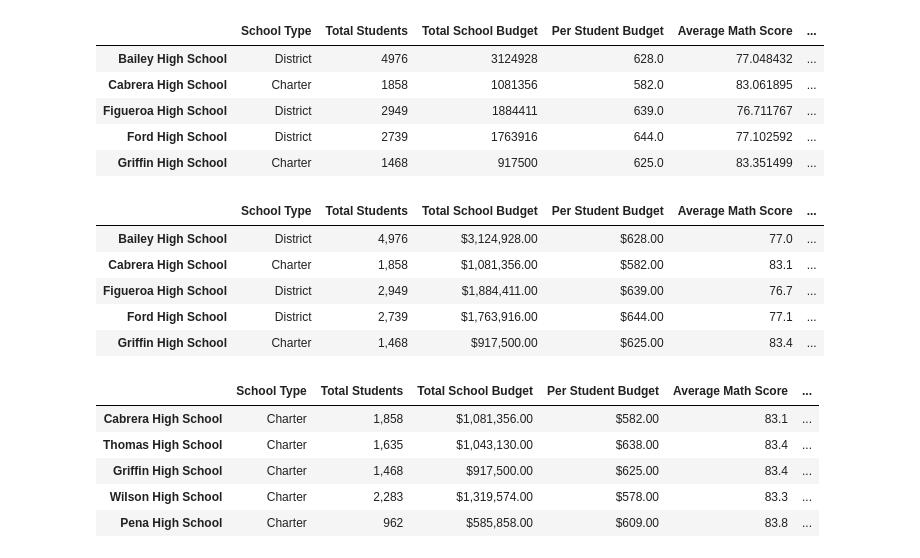
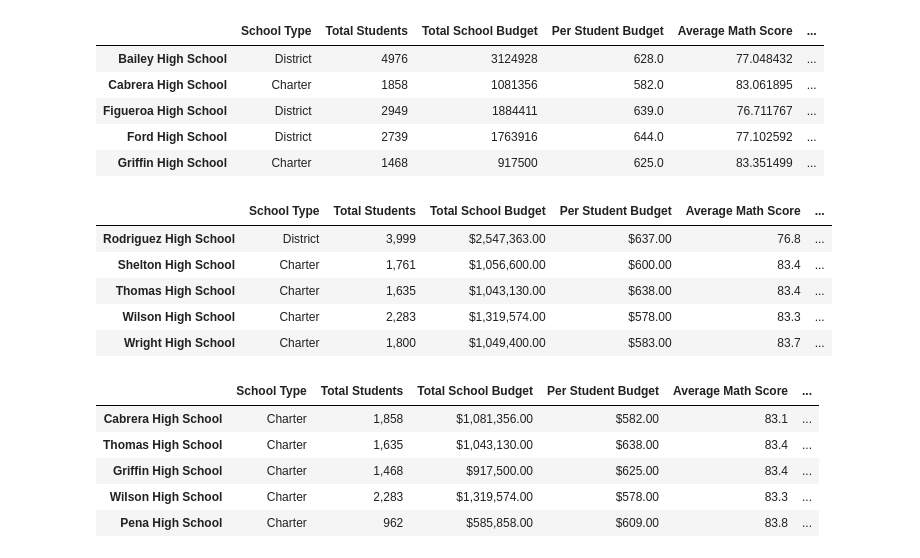
Before and after one commit to ellraff/School_District_Analysis, a Jupyter notebook: PyCitySchools.ipynb, the cells around one changed output. Cells and saved outputs as stored; diff of their text form; code cells hidden in the pictures.

```diff
--- a/PyCitySchools.ipynb
+++ b/PyCitySchools.ipynb
@@ -585,14 +488,14 @@ per_school_summary_df_formatted["% Passing Reading"] = per_school_summary_df["%
 
 per_school_summary_df_formatted["% Overall Passing"] = per_school_summary_df["% Overall Passing"].map("{:.1f}%".format)
 # %%
-per_school_summary_df_formatted.head()
+per_school_summary_df_formatted.tail()
 # %% [output]
 |  | School Type | Total Students | Total School Budget | Per Student Budget | Average Math Score | ... |
-| Bailey High School | District | 4,976 | $3,124,928.00 | $628.00 | 77.0 | ... |
-| Cabrera High School | Charter | 1,858 | $1,081,356.00 | $582.00 | 83.1 | ... |
-| Figueroa High School | District | 2,949 | $1,884,411.00 | $639.00 | 76.7 | ... |
-| Ford High School | District | 2,739 | $1,763,916.00 | $644.00 | 77.1 | ... |
-| Griffin High School | Charter | 1,468 | $917,500.00 | $625.00 | 83.4 | ... |
+| Rodriguez High School | District | 3,999 | $2,547,363.00 | $637.00 | 76.8 | ... |
+| Shelton High School | Charter | 1,761 | $1,056,600.00 | $600.00 | 83.4 | ... |
+| Thomas High School | Charter | 1,635 | $1,043,130.00 | $638.00 | 83.4 | ... |
+| Wilson High School | Charter | 2,283 | $1,319,574.00 | $578.00 | 83.3 | ... |
+| Wright High School | Charter | 1,800 | $1,049,400.00 | $583.00 | 83.7 | ... |
 # %%
 # Sort and show top five schools
 top_schools = per_school_summary_df_formatted.sort_values(["% Overall Passing"], ascending=False)
```
Also changed, not shown: parts of 8 cells of this notebook, 16 other files.
